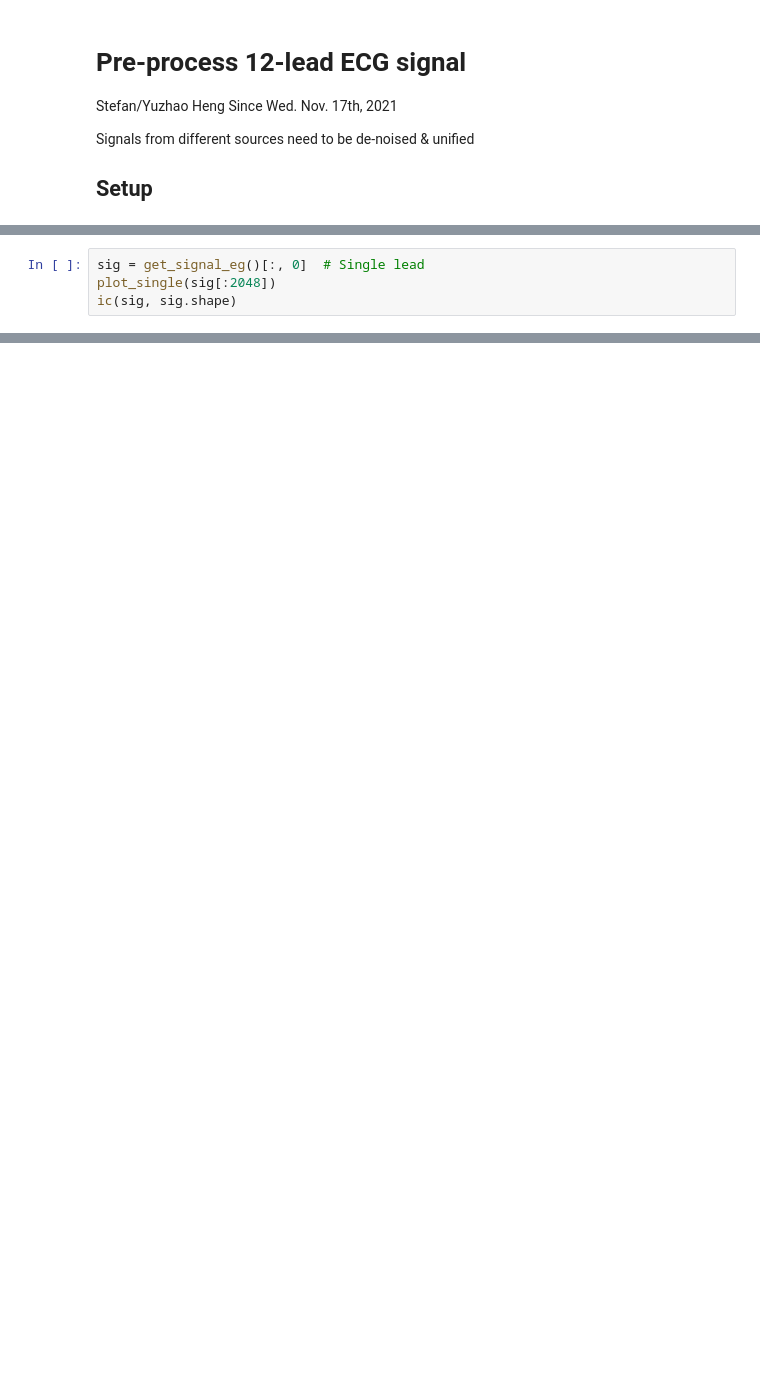
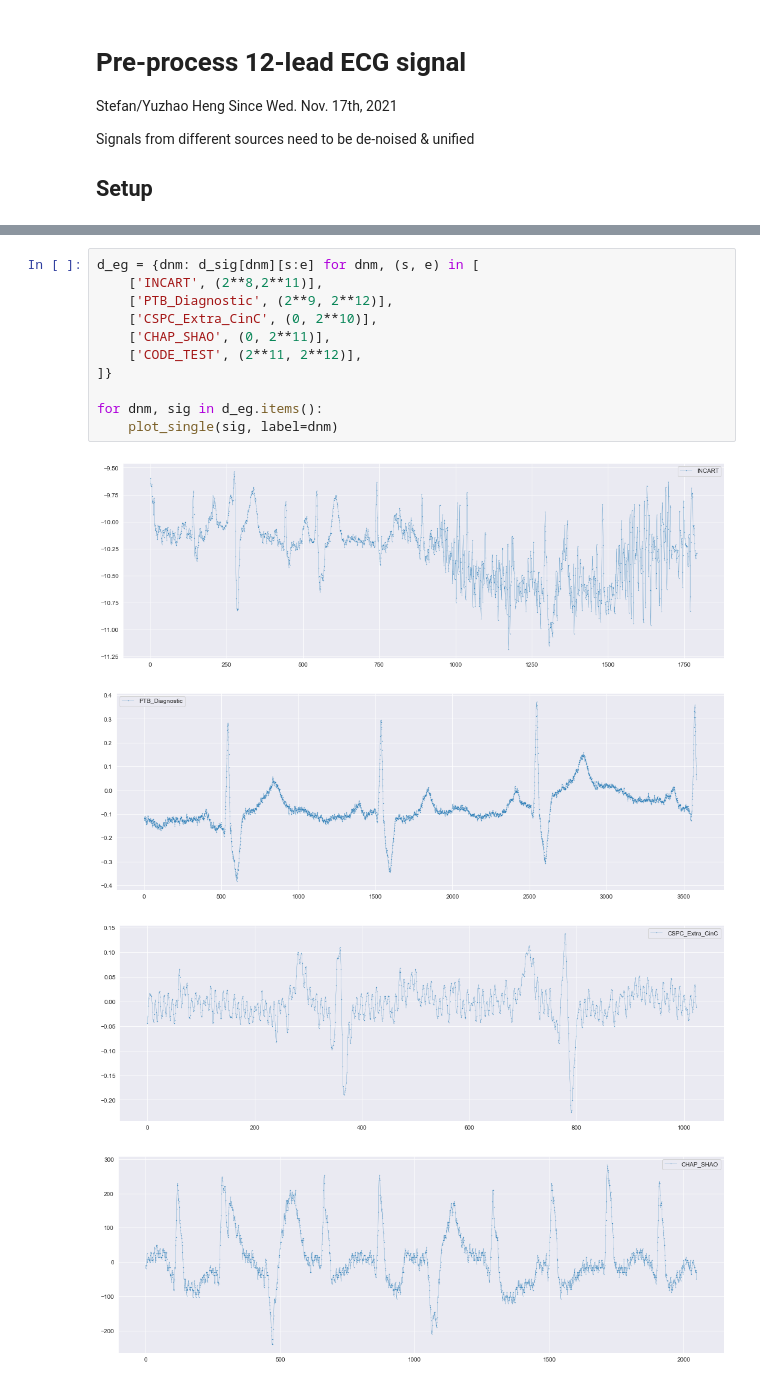
Before and after one commit to StefanHeng/ECG-Representation-Learning, a Jupyter notebook: Data_Processing/explore_preprocessing.ipynb, the cells around one changed output, grey strips where cells are left out. Cells and saved outputs as stored; diff of their text form; blank space fills up the shorter version.

```diff
--- a/Data_Processing/explore_preprocessing.ipynb
+++ b/Data_Processing/explore_preprocessing.ipynb
@@ -21,4 +55,0 @@ np.random.seed(config('random_seed'))
-# %%
-sig = get_signal_eg()[:, 0]  # Single lead
-plot_single(sig[:2048])
-ic(sig, sig.shape)
@@ -32,0 +58,16 @@ ic| sig: array([-1.93679092, -1.94003241, -1.93841167, ..., -0.57050243,
+# %%
+d_eg = {dnm: d_sig[dnm][s:e] for dnm, (s, e) in [
+    ['INCART', (2**8,2**11)],
+    ['PTB_Diagnostic', (2**9, 2**12)],
+    ['CSPC_Extra_CinC', (0, 2**10)],
+    ['CHAP_SHAO', (0, 2**11)],
+    ['CODE_TEST', (2**11, 2**12)],
+]}
+
+for dnm, sig in d_eg.items():
+    plot_single(sig, label=dnm)
+# %% [output]
+[figure, added]
+[figure, added]
+[figure, added]
+[figure, added]
```
Also changed, not shown: parts of 9 cells of this notebook, 8 other files.
